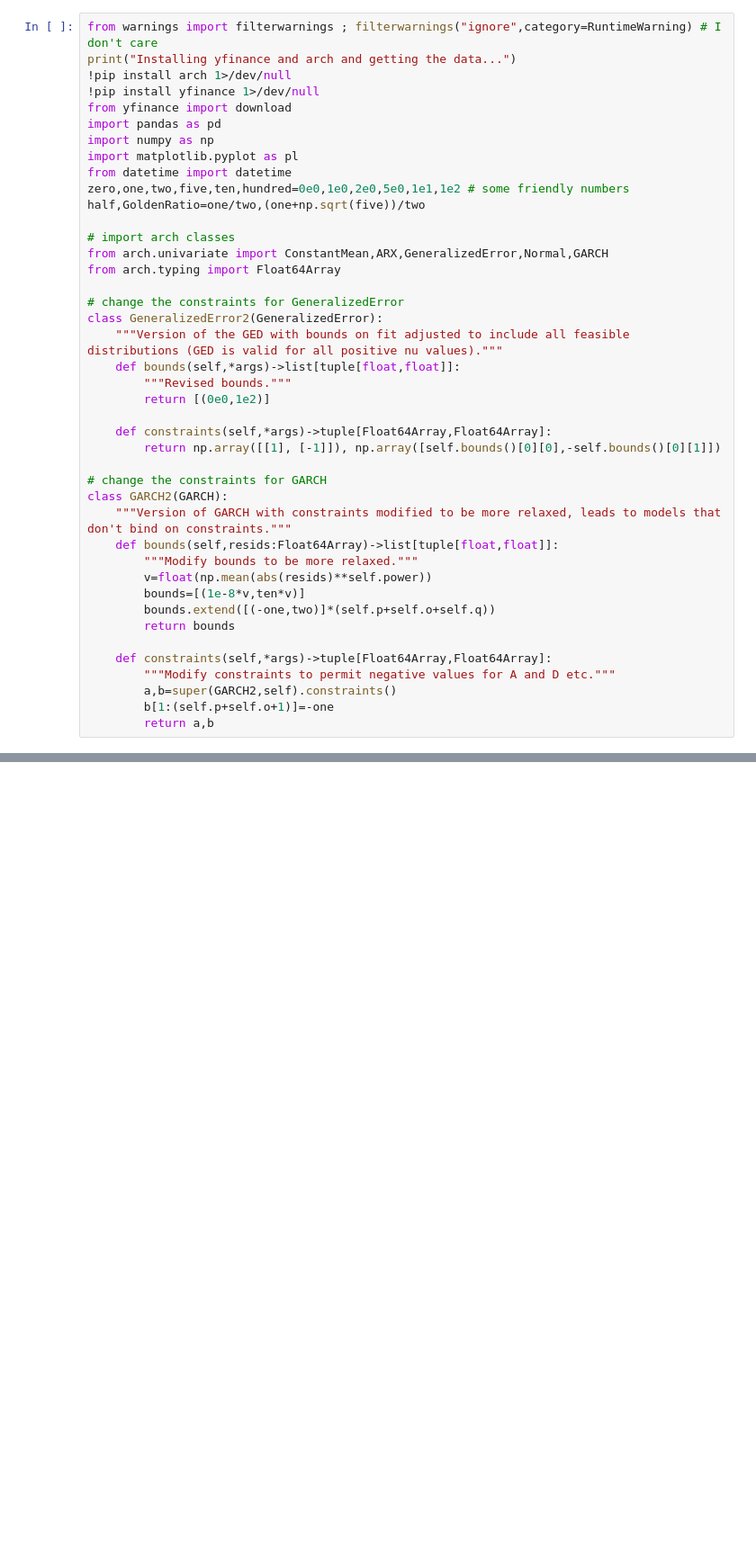
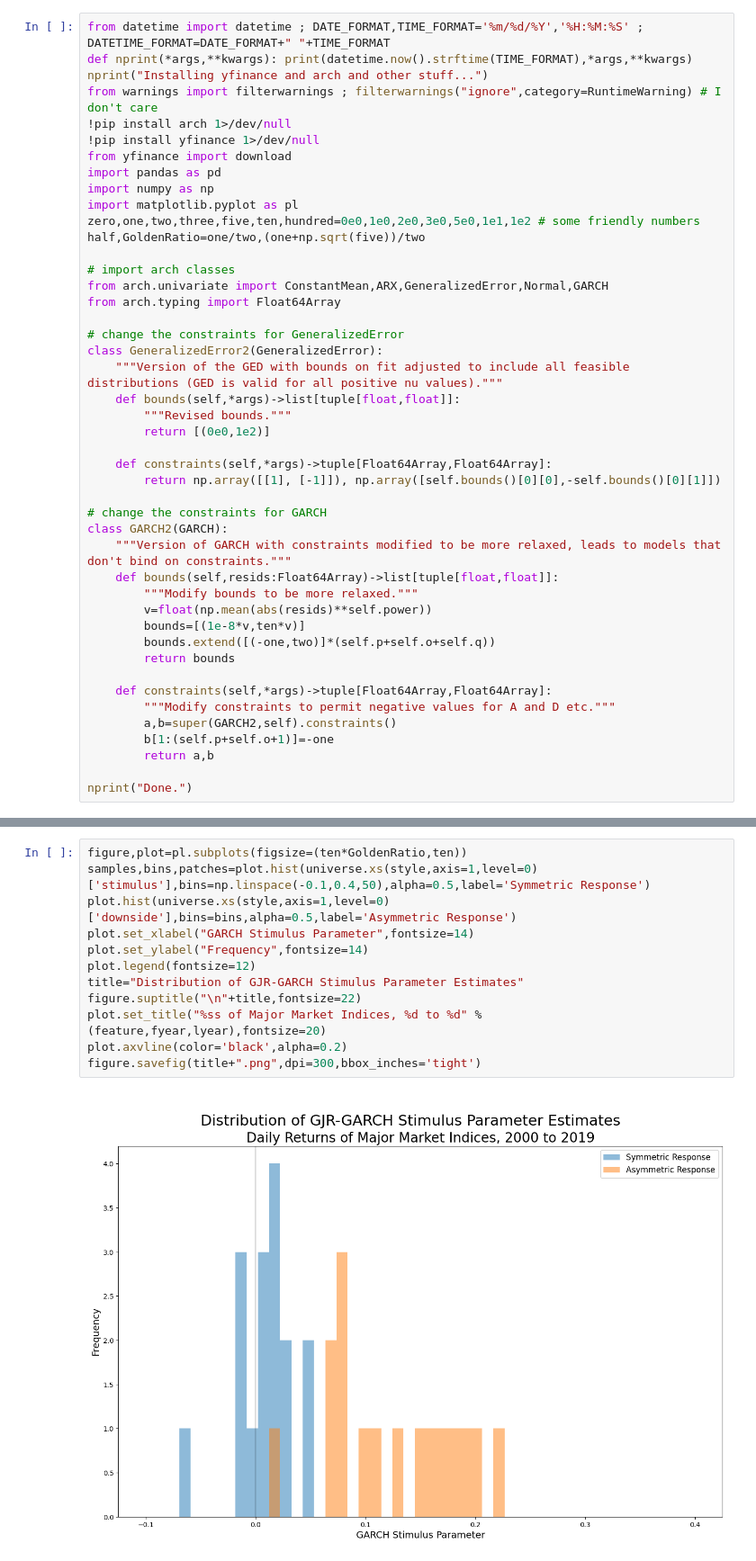
Before and after one commit to Farmhouse121/Wilmott-Articles, a Jupyter notebook: Other_Countries.ipynb, the cells around one changed output, grey strips where cells are left out. Shown at 90% size. Saved outputs shown, nothing was run; the diff lists cells and outputs as text; blank space fills up the shorter version.

```diff
--- a/Other_Countries.ipynb
+++ b/Other_Countries.ipynb
@@ -1,16 +1,17 @@
 # %% [markdown]
 <a href="https://colab.research.google.com/github/Farmhouse121/Wilmott-Articles/blob/main/Other_Countries.ipynb" target="_parent"><img src="https://colab.research.google.com/assets/colab-badge.svg" alt="Open In Colab"/></a>
 # %%
+from datetime import datetime ; DATE_FORMAT,TIME_FORMAT='%m/%d/%Y','%H:%M:%S' ; DATETIME_FORMAT=DATE_FORMAT+" "+TIME_FORMAT
+def nprint(*args,**kwargs): print(datetime.now().strftime(TIME_FORMAT),*args,**kwargs)
+nprint("Installing yfinance and arch and other stuff...")
 from warnings import filterwarnings ; filterwarnings("ignore",category=RuntimeWarning) # I don't care
-print("Installing yfinance and arch and getting the data...")
 !pip install arch 1>/dev/null
 !pip install yfinance 1>/dev/null
 from yfinance import download
 import pandas as pd
 import numpy as np
 import matplotlib.pyplot as pl
-from datetime import datetime
-zero,one,two,five,ten,hundred=0e0,1e0,2e0,5e0,1e1,1e2 # some friendly numbers
+zero,one,two,three,five,ten,hundred=0e0,1e0,2e0,3e0,5e0,1e1,1e2 # some friendly numbers
 half,GoldenRatio=one/two,(one+np.sqrt(five))/two
 
 # import arch classes
@@ -42,4 +43,6 @@ class GARCH2(GARCH):
         a,b=super(GARCH2,self).constraints()
         b[1:(self.p+self.o+1)]=-one
         return a,b
+
+nprint("Done.")
 # %% [output]
@@ -245,0 +406,14 @@ Measured Correlation Between 'A' and 'D' Estimates -39.3328 % with Standard Erro
+# %%
+figure,plot=pl.subplots(figsize=(ten*GoldenRatio,ten))
+samples,bins,patches=plot.hist(universe.xs(style,axis=1,level=0)['stimulus'],bins=np.linspace(-0.1,0.4,50),alpha=0.5,label='Symmetric Response')
+plot.hist(universe.xs(style,axis=1,level=0)['downside'],bins=bins,alpha=0.5,label='Asymmetric Response')
+plot.set_xlabel("GARCH Stimulus Parameter",fontsize=14)
+plot.set_ylabel("Frequency",fontsize=14)
+plot.legend(fontsize=12)
+title="Distribution of GJR-GARCH Stimulus Parameter Estimates"
+figure.suptitle("\n"+title,fontsize=22)
+plot.set_title("%ss of Major Market Indices, %d to %d" % (feature,fyear,lyear),fontsize=20)
+plot.axvline(color='black',alpha=0.2)
+figure.savefig(title+".png",dpi=300,bbox_inches='tight')
+# %% [output]
+[figure, added]
```
Also changed, not shown: parts of 13 cells of this notebook.
